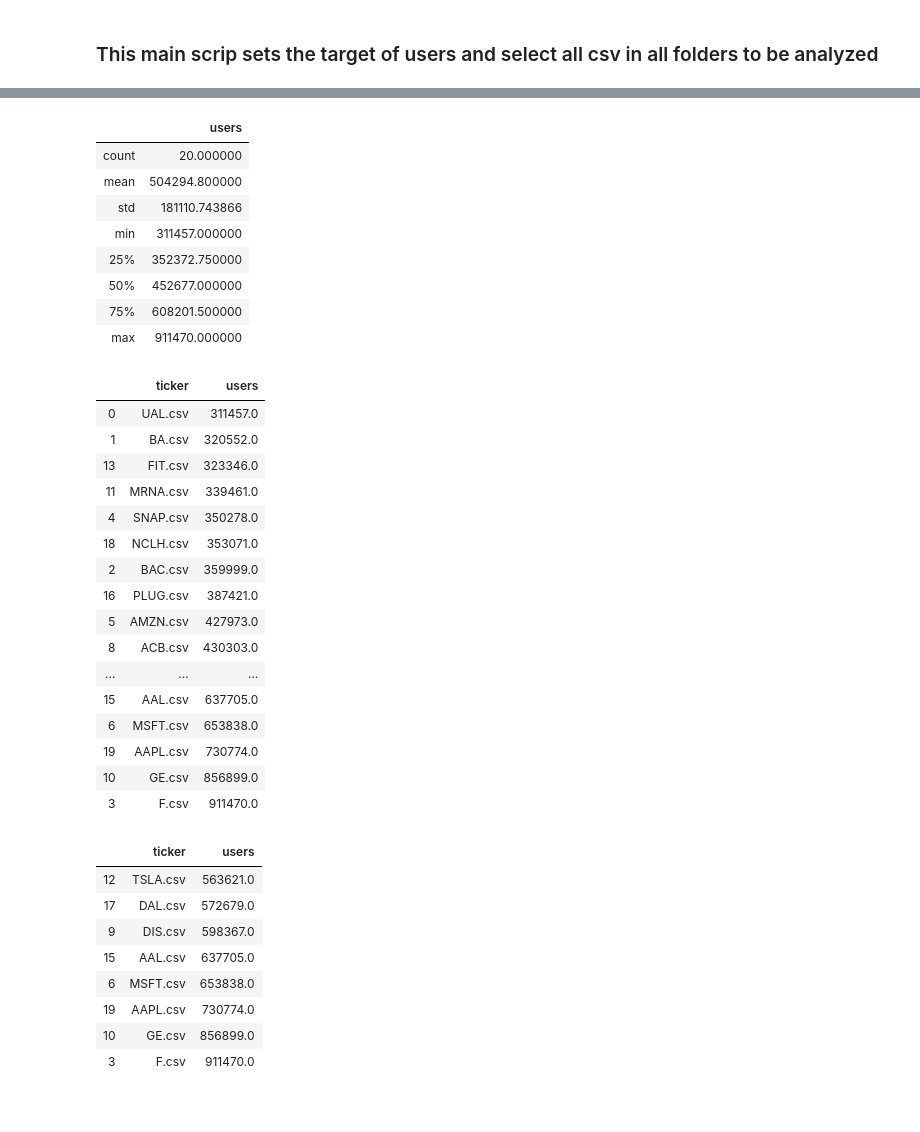
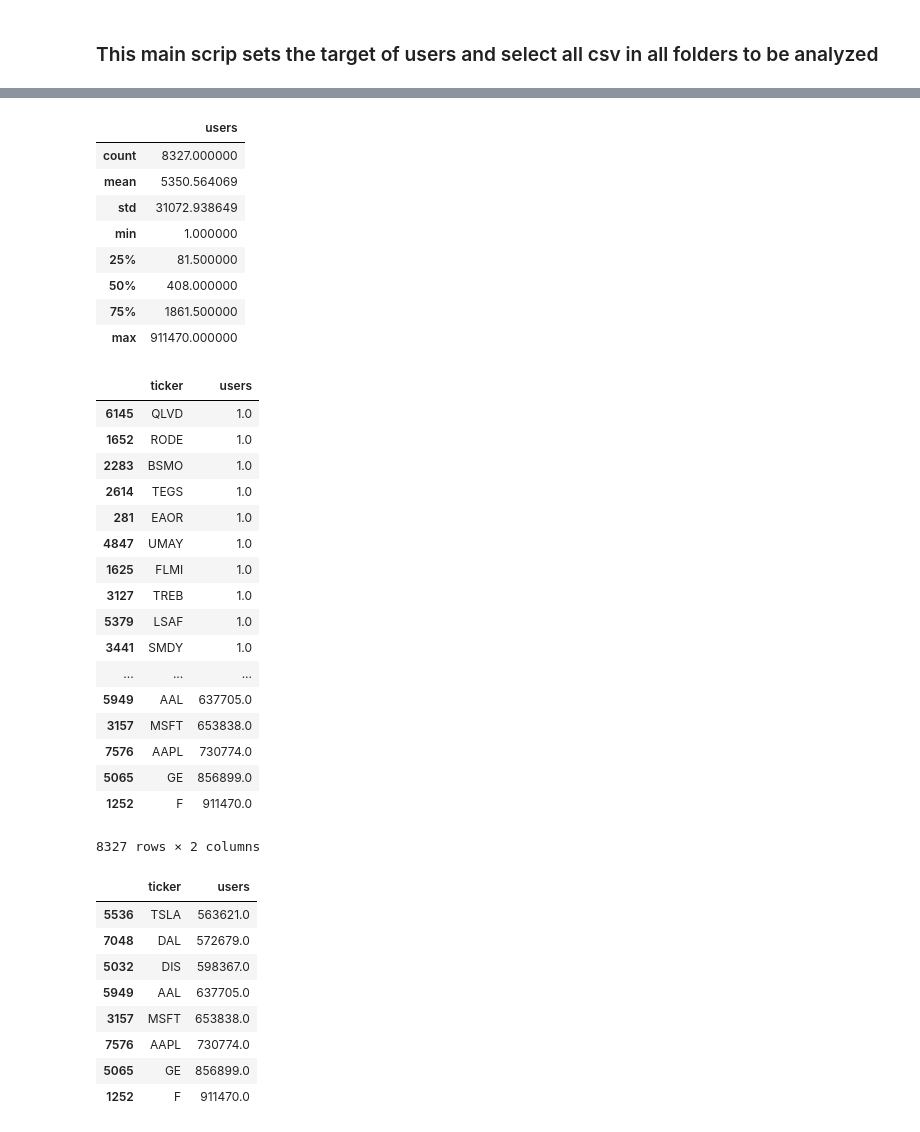
Before and after one commit to GonzaloGarciaContreras/P1-Robintrack, a Jupyter notebook: notebooks/gonzalo_robin_tops.ipynb, the cells around one changed output, grey strips where cells are left out. Drawn from its saved outputs; the diff is of its cells as text; code cells hidden in the pictures.

Commit message:
select tickers as per # of users

```diff
--- a/notebooks/gonzalo_robin_tops.ipynb
+++ b/notebooks/gonzalo_robin_tops.ipynb
@@ -44,7 +44,7 @@ def string_cleaning(string):
     for index, letter in enumerate(string):
         if letter == '/': ind = int(index)
 
-    return string[ind+1:]
+    return string[ind+1:-4]
 # %% [markdown]
 ### This main scrip sets the target of users and select all csv in all folders to be analyzed
 # %%
@@ -53,7 +53,7 @@ def string_cleaning(string):
 
 # Create and empty DataFrame for most popular tickers
 df_popularity = pd.DataFrame()
-min_users = 300000
+min_users = 0
 total_num_csv = 0
 
 raw_folders = os.listdir('../data/rawdata_robin_all')
@@ -91,47 +91,49 @@ end of dir loop
 df_popularity.describe()
 # %% [output]
 |  | users |
-| count | 20.000000 |
-| mean | 504294.800000 |
-| std | 181110.743866 |
-| min | 311457.000000 |
-| 25% | 352372.750000 |
-| 50% | 452677.000000 |
-| 75% | 608201.500000 |
+| count | 8327.000000 |
+| mean | 5350.564069 |
+| std | 31072.938649 |
+| min | 1.000000 |
+| 25% | 81.500000 |
+| 50% | 408.000000 |
+| 75% | 1861.500000 |
 | max | 911470.000000 |
 # %%
 df_popularity.sort_values('users', axis=0, ascending=True, inplace=False)
 # %% [output]
 |  | ticker | users |
-| 0 | UAL.csv | 311457.0 |
-| 1 | BA.csv | 320552.0 |
-| 13 | FIT.csv | 323346.0 |
-| 11 | MRNA.csv | 339461.0 |
-| 4 | SNAP.csv | 350278.0 |
-| 18 | NCLH.csv | 353071.0 |
-| 2 | BAC.csv | 359999.0 |
-| 16 | PLUG.csv | 387421.0 |
-| 5 | AMZN.csv | 427973.0 |
-| 8 | ACB.csv | 430303.0 |
+| 6145 | QLVD | 1.0 |
+| 1652 | RODE | 1.0 |
+| 2283 | BSMO | 1.0 |
+| 2614 | TEGS | 1.0 |
+| 281 | EAOR | 1.0 |
+| 4847 | UMAY | 1.0 |
+| 1625 | FLMI | 1.0 |
+| 3127 | TREB | 1.0 |
+| 5379 | LSAF | 1.0 |
+| 3441 | SMDY | 1.0 |
 | ... | ... | ... |
-| 15 | AAL.csv | 637705.0 |
-| 6 | MSFT.csv | 653838.0 |
-| 19 | AAPL.csv | 730774.0 |
-| 10 | GE.csv | 856899.0 |
-| 3 | F.csv | 911470.0 |
+| 5949 | AAL | 637705.0 |
+| 3157 | MSFT | 653838.0 |
+| 7576 | AAPL | 730774.0 |
+| 5065 | GE | 856899.0 |
+| 1252 | F | 911470.0 |
+8327 rows × 2 columns
 # %%
 users_low_end = 500000
 users_high_end = 1000000
 
 df_popularity_select = df_popularity[(df_popularity["users"] > users_low_end) & (df_popularity["users"] < users_high_end)]
-df_popularity_select.sort_values('users', axis=0, ascending=True, inplace=False)
+df_popularity_select.sort_values('users', axis=0, ascending=True, inplace=True)
+df_popularity_select
 # %% [output]
 |  | ticker | users |
-| 12 | TSLA.csv | 563621.0 |
-| 17 | DAL.csv | 572679.0 |
-| 9 | DIS.csv | 598367.0 |
-| 15 | AAL.csv | 637705.0 |
-| 6 | MSFT.csv | 653838.0 |
-| 19 | AAPL.csv | 730774.0 |
-| 10 | GE.csv | 856899.0 |
-| 3 | F.csv | 911470.0 |
+| 5536 | TSLA | 563621.0 |
+| 7048 | DAL | 572679.0 |
+| 5032 | DIS | 598367.0 |
+| 5949 | AAL | 637705.0 |
+| 3157 | MSFT | 653838.0 |
+| 7576 | AAPL | 730774.0 |
+| 5065 | GE | 856899.0 |
+| 1252 | F | 911470.0 |
```
Also changed, not shown: parts of 3 cells of this notebook, 2 other files.
